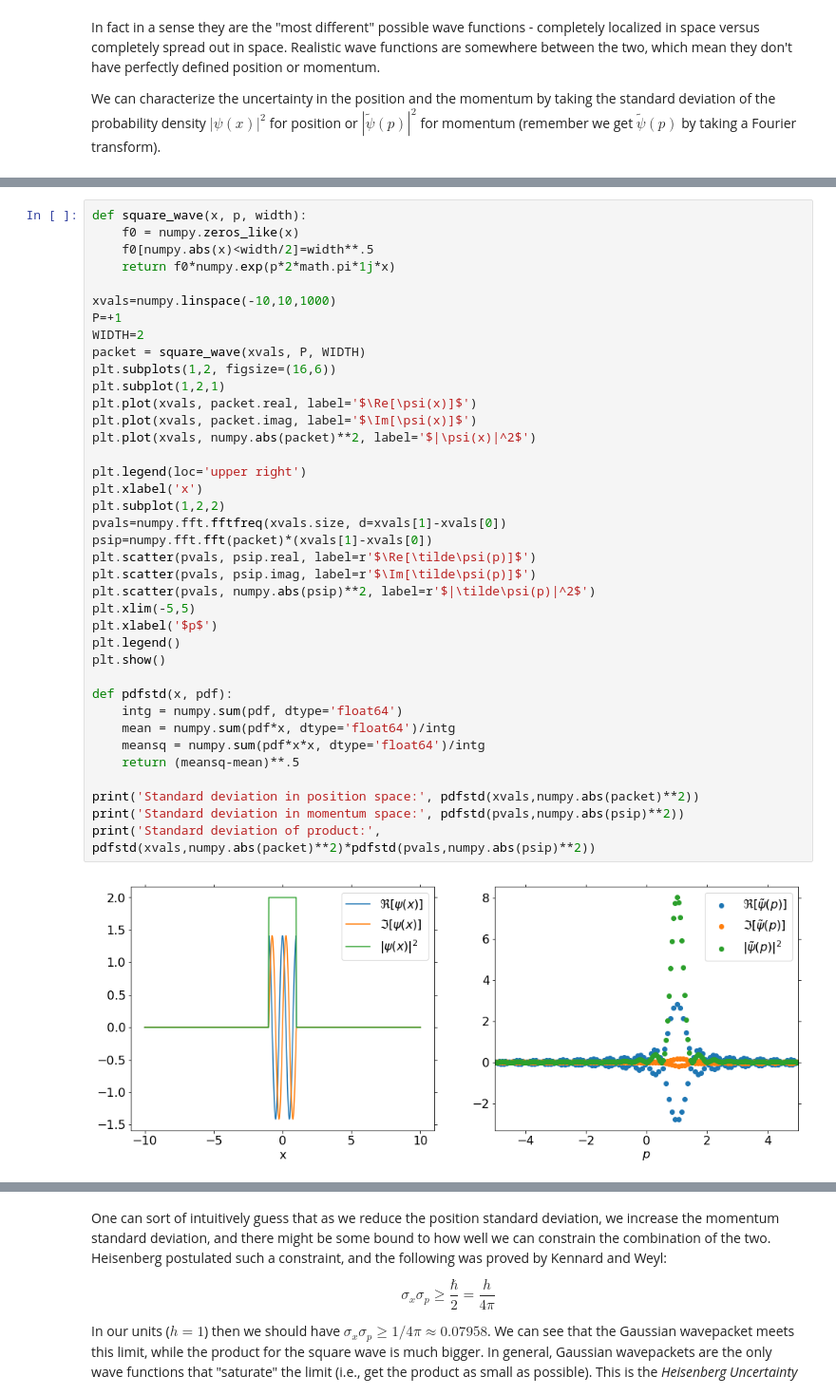
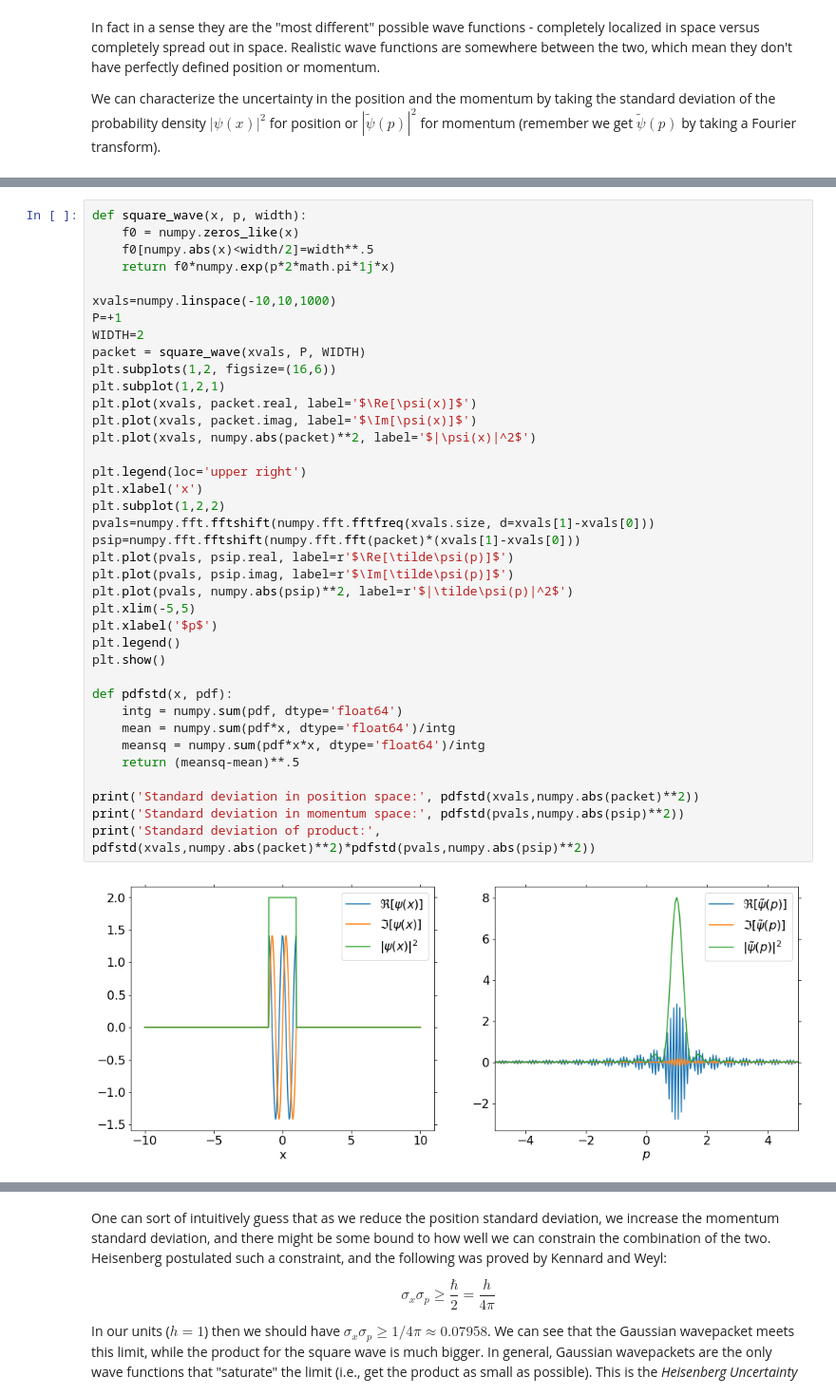
Before and after one commit to ponyisi/phy_355_fall2020, a Jupyter notebook: 14 - Quantum Measurement and Uncertainty.ipynb, the cells around one changed output, grey strips where cells are left out. Shown at 95% size. Saved outputs shown, nothing was run; the diff lists cells and outputs as text.

```diff
--- a/14 - Quantum Measurement and Uncertainty.ipynb
+++ b/14 - Quantum Measurement and Uncertainty.ipynb
@@ -131,37 +131,37 @@ def square_wave(x, p, width):
     return f0*numpy.exp(p*2*math.pi*1j*x)
 
 xvals=numpy.linspace(-10,10,1000)
 P=+1
 WIDTH=2
 packet = square_wave(xvals, P, WIDTH)
 plt.subplots(1,2, figsize=(16,6))
 plt.subplot(1,2,1)
 plt.plot(xvals, packet.real, label='$\Re[\psi(x)]$')
 plt.plot(xvals, packet.imag, label='$\Im[\psi(x)]$')
 plt.plot(xvals, numpy.abs(packet)**2, label='$|\psi(x)|^2$')
 
 plt.legend(loc='upper right')
 plt.xlabel('x')
 plt.subplot(1,2,2)
-pvals=numpy.fft.fftfreq(xvals.size, d=xvals[1]-xvals[0])
-psip=numpy.fft.fft(packet)*(xvals[1]-xvals[0])
-plt.scatter(pvals, psip.real, label=r'$\Re[\tilde\psi(p)]$')
-plt.scatter(pvals, psip.imag, label=r'$\Im[\tilde\psi(p)]$')
-plt.scatter(pvals, numpy.abs(psip)**2, label=r'$|\tilde\psi(p)|^2$')
+pvals=numpy.fft.fftshift(numpy.fft.fftfreq(xvals.size, d=xvals[1]-xvals[0]))
+psip=numpy.fft.fftshift(numpy.fft.fft(packet)*(xvals[1]-xvals[0]))
+plt.plot(pvals, psip.real, label=r'$\Re[\tilde\psi(p)]$')
+plt.plot(pvals, psip.imag, label=r'$\Im[\tilde\psi(p)]$')
+plt.plot(pvals, numpy.abs(psip)**2, label=r'$|\tilde\psi(p)|^2$')
 plt.xlim(-5,5)
 plt.xlabel('$p$')
 plt.legend()
 plt.show()
 
 def pdfstd(x, pdf):
     intg = numpy.sum(pdf, dtype='float64')
     mean = numpy.sum(pdf*x, dtype='float64')/intg
     meansq = numpy.sum(pdf*x*x, dtype='float64')/intg
     return (meansq-mean)**.5
 
 print('Standard deviation in position space:', pdfstd(xvals,numpy.abs(packet)**2))
 print('Standard deviation in momentum space:', pdfstd(pvals,numpy.abs(psip)**2))
 print('Standard deviation of product:', pdfstd(xvals,numpy.abs(packet)**2)*pdfstd(pvals,numpy.abs(psip)**2))
 # %% [output]
-[figure, old version]
+[figure, new version]
 Standard deviation in position space: 0.5778993002546968
```
Also changed, not shown: parts of 2 cells of this notebook.
